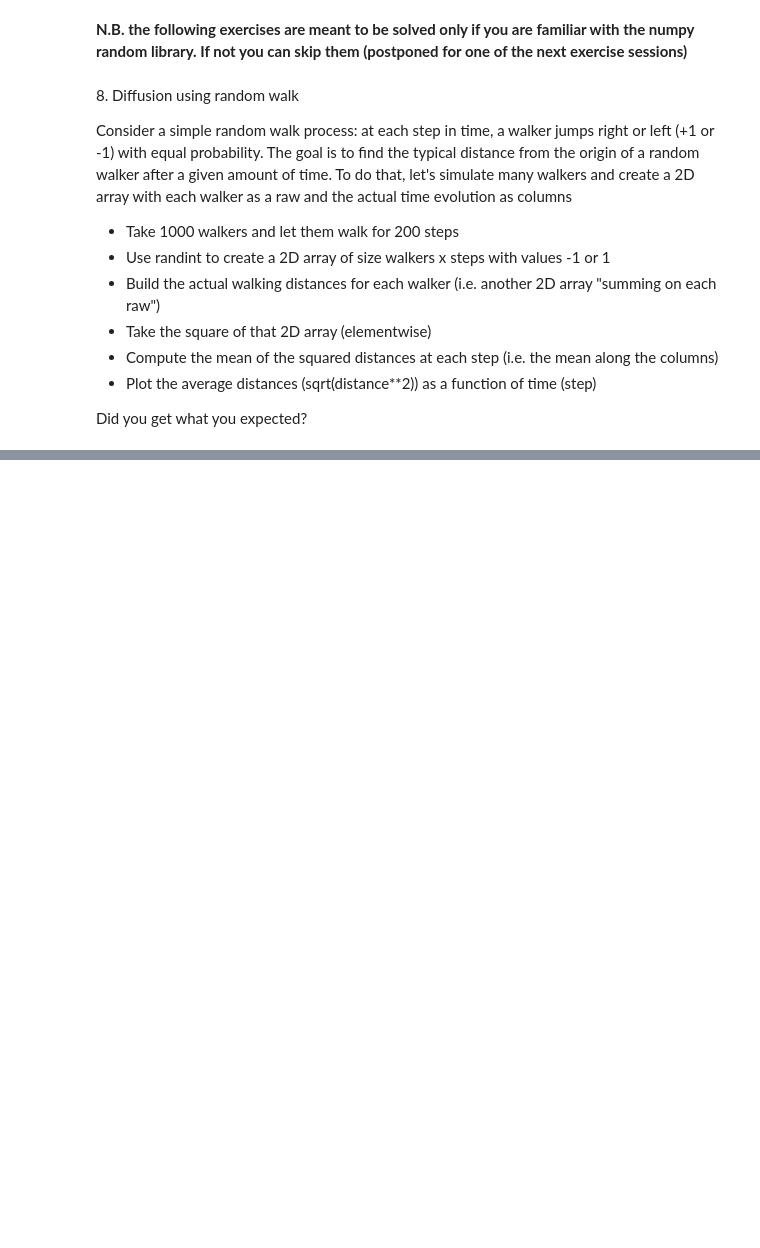
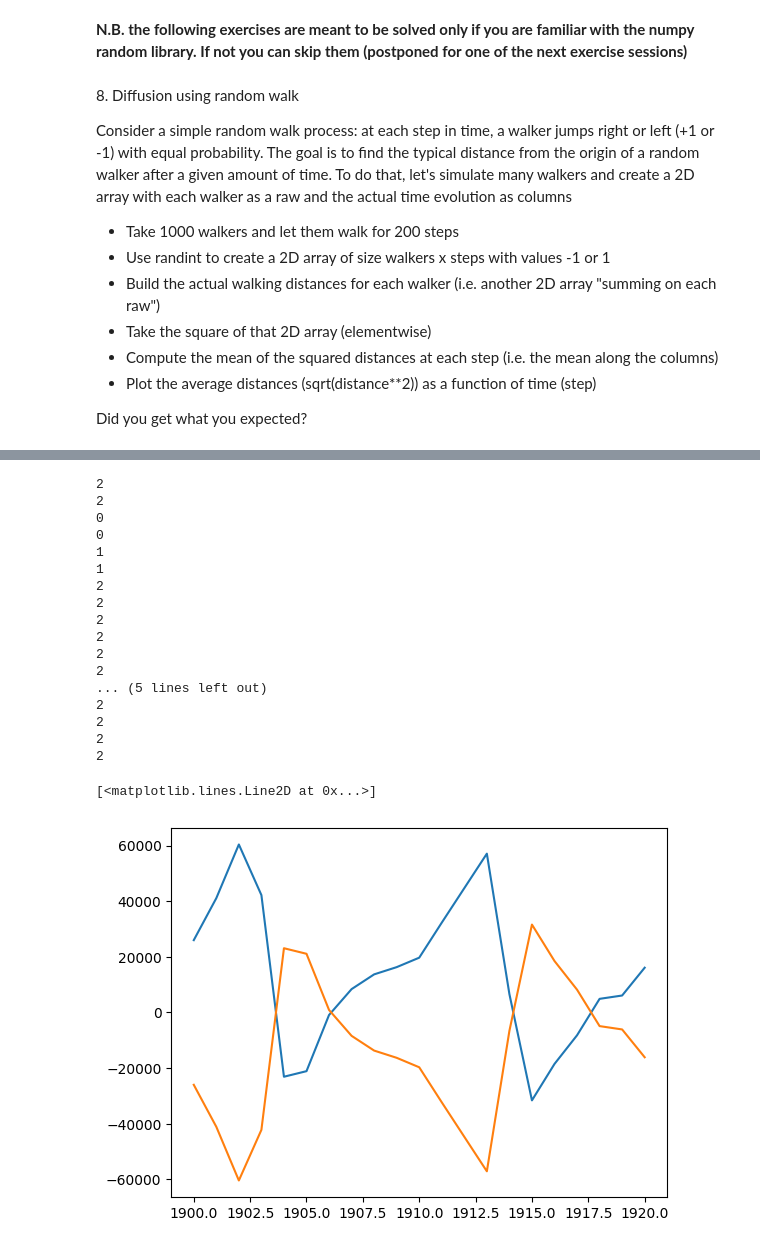
Before and after one commit to margherita-lera/LaboratoryOfComputationalPhysics_Y7, a Jupyter notebook: 04ex_Numpy.ipynb, the cells around one changed output, grey strips where cells are left out. Saved outputs shown, nothing was run; the diff lists cells and outputs as text; code cells hidden in the pictures; blank space fills up the shorter version.

```diff
--- a/04ex_Numpy.ipynb
+++ b/04ex_Numpy.ipynb
@@ -244,0 +359,25 @@ Do you feel there is some evident correlation here? [Studies](https://www.enr.go
+# %%
+for i in range(len(years)):
+    print(np.argmax(data[i,1:4]))
+plt.plot(years,(hares-lynxes))
+plt.plot(years,(lynxes-hares))
+# %% [output]
+2
+2
+0
+0
+1
+1
+2
+2
+2
+2
+2
+2
+... (5 lines left out)
+2
+2
+2
+2
+[<matplotlib.lines.Line2D at 0x...>]
+[figure, added]
```
Also changed, not shown: parts of 15 cells of this notebook, 14 other files.
